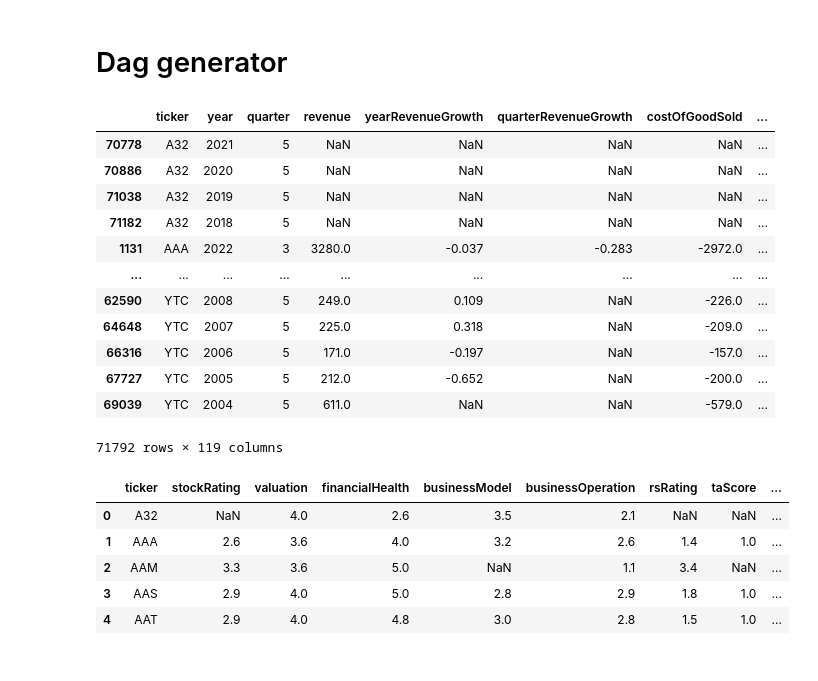
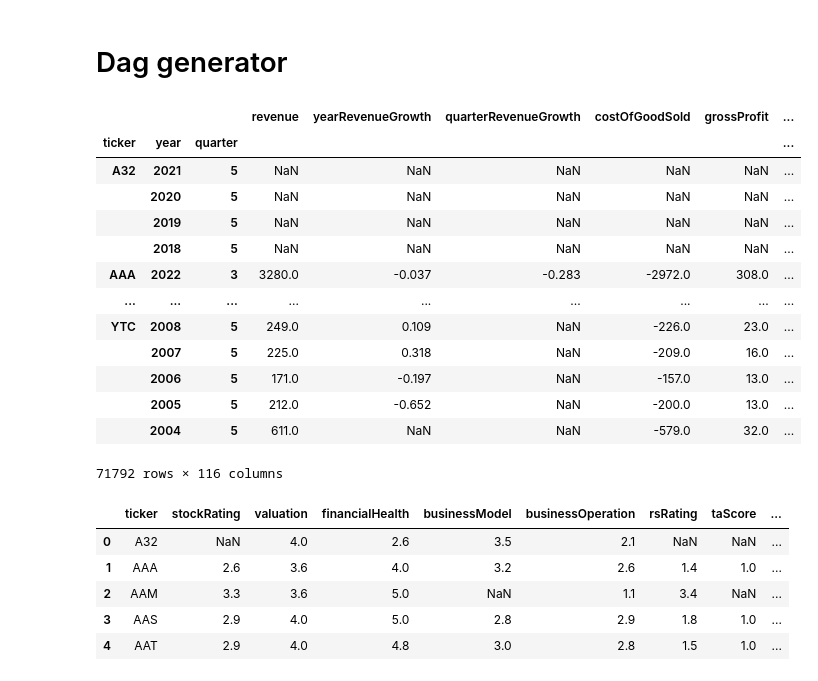
Before and after one commit to jazzDung/financial-data-platform, a Jupyter notebook: API/DAG generator.ipynb, the cells around one changed output. Cells and saved outputs as stored; diff of their text form; code cells hidden in the pictures.

```diff
--- a/API/DAG generator.ipynb
+++ b/API/DAG generator.ipynb
@@ -64,29 +102,33 @@ default_args = {
 # %%
 #Get list of dataframe
 full_indicator_list = [income_statement_table, balance_sheet_table, cash_flow_table, financial_ratio_table]
 
 #Join dataframes
 full_indicator = reduce(lambda left, right: pd.merge(left, right, on=['ticker', 'year', 'quarter'], how = 'outer'), full_indicator_list)
 
 # for col in full_indicator.columns:
 #     print(col)
 
+full_indicator = full_indicator.set_index(['ticker','year','quarter'])
 full_indicator = full_indicator.sort_values(by=['ticker', 'year','quarter'], ascending=[True, False, False])
+full_indicator.to_csv('/home/jazzdung/Project III/Airflow/data/airflow/full_indicator.csv', sep=',', encoding='utf-8')
+
 full_indicator
 # %% [output]
-|  | ticker | year | quarter | revenue | yearRevenueGrowth | quarterRevenueGrowth | costOfGoodSold | ... |
-| 70778 | A32 | 2021 | 5 | NaN | NaN | NaN | NaN | ... |
-| 70886 | A32 | 2020 | 5 | NaN | NaN | NaN | NaN | ... |
-| 71038 | A32 | 2019 | 5 | NaN | NaN | NaN | NaN | ... |
-| 71182 | A32 | 2018 | 5 | NaN | NaN | NaN | NaN | ... |
-| 1131 | AAA | 2022 | 3 | 3280.0 | -0.037 | -0.283 | -2972.0 | ... |
+|  |  |  | revenue | yearRevenueGrowth | quarterRevenueGrowth | costOfGoodSold | grossProfit | ... |
+| ticker | year | quarter |  |  |  |  |  | ... |
+| A32 | 2021 | 5 | NaN | NaN | NaN | NaN | NaN | ... |
+|  | 2020 | 5 | NaN | NaN | NaN | NaN | NaN | ... |
+|  | 2019 | 5 | NaN | NaN | NaN | NaN | NaN | ... |
+|  | 2018 | 5 | NaN | NaN | NaN | NaN | NaN | ... |
+| AAA | 2022 | 3 | 3280.0 | -0.037 | -0.283 | -2972.0 | 308.0 | ... |
 | ... | ... | ... | ... | ... | ... | ... | ... | ... |
-| 62590 | YTC | 2008 | 5 | 249.0 | 0.109 | NaN | -226.0 | ... |
-| 64648 | YTC | 2007 | 5 | 225.0 | 0.318 | NaN | -209.0 | ... |
-| 66316 | YTC | 2006 | 5 | 171.0 | -0.197 | NaN | -157.0 | ... |
-| 67727 | YTC | 2005 | 5 | 212.0 | -0.652 | NaN | -200.0 | ... |
-| 69039 | YTC | 2004 | 5 | 611.0 | NaN | NaN | -579.0 | ... |
+| YTC | 2008 | 5 | 249.0 | 0.109 | NaN | -226.0 | 23.0 | ... |
+|  | 2007 | 5 | 225.0 | 0.318 | NaN | -209.0 | 16.0 | ... |
+|  | 2006 | 5 | 171.0 | -0.197 | NaN | -157.0 | 13.0 | ... |
+|  | 2005 | 5 | 212.0 | -0.652 | NaN | -200.0 | 13.0 | ... |
+|  | 2004 | 5 | 611.0 | NaN | NaN | -579.0 | 32.0 | ... |
-71792 rows × 119 columns
+71792 rows × 116 columns
 # %%
 #Get list of dataframe
 full_rating_list = [general_rating_table, business_model_rating_table, business_operation_rating_table, financial_health_rating_table, valuation_rating_table, industry_financial_health_table]
```
Also changed, not shown: parts of 5 cells of this notebook, 44 other files.
